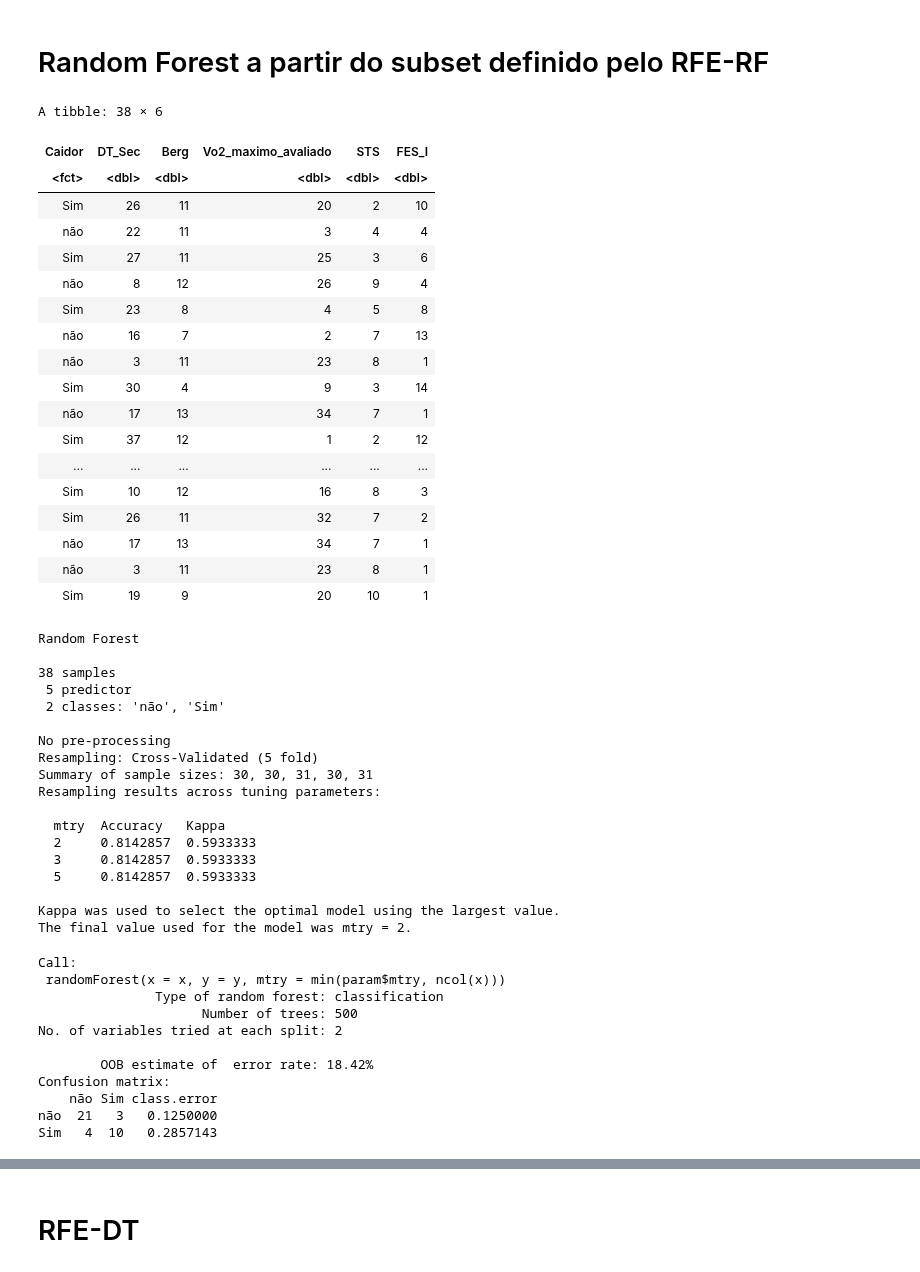
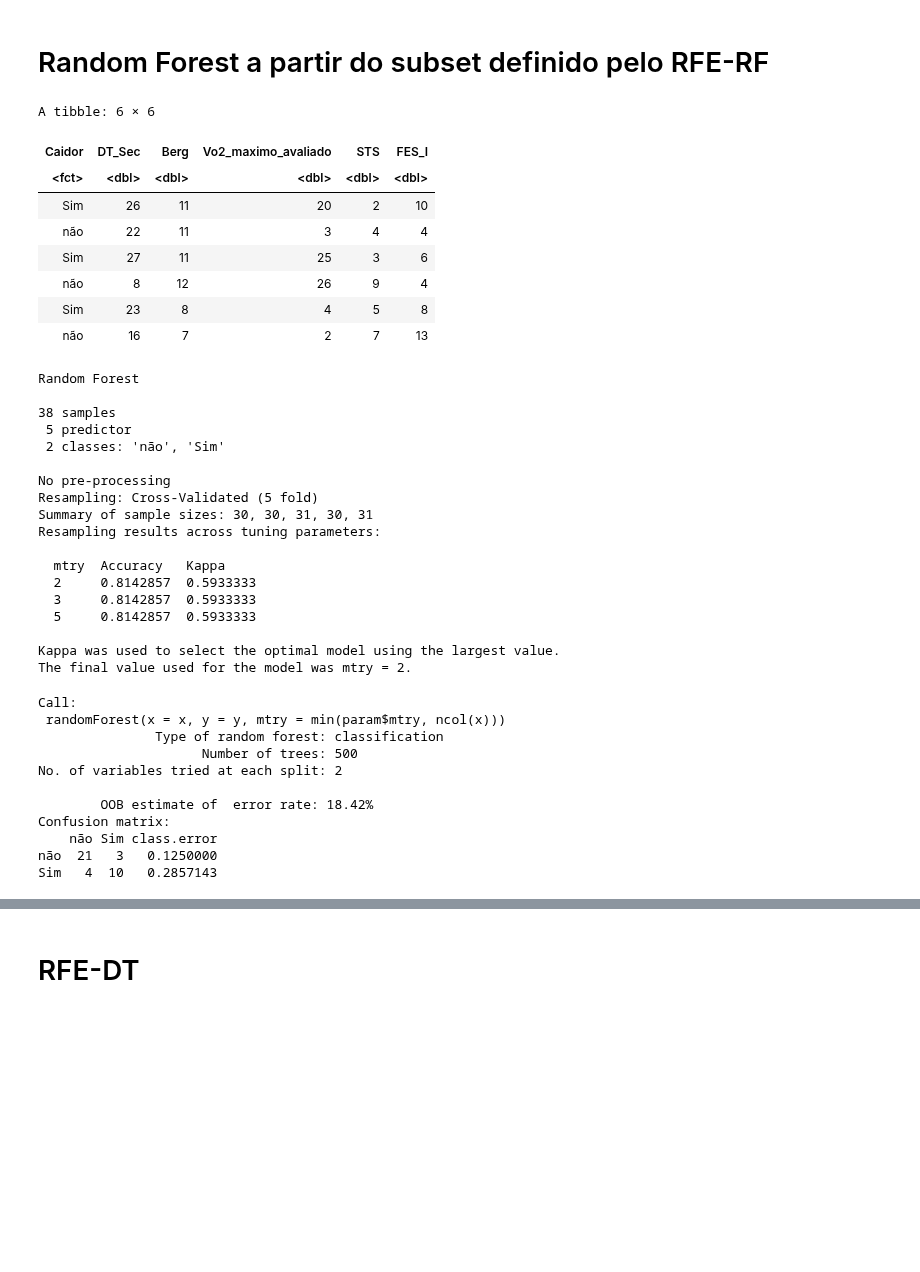
Before and after one commit to RenanBaltar/Analises_Heitor, a Jupyter notebook: Analise_Heitor.ipynb, the cells around one changed output, grey strips where cells are left out. Cells and saved outputs as stored; diff of their text form; code cells hidden in the pictures; blank space fills up the shorter version.

```diff
--- a/Analise_Heitor.ipynb
+++ b/Analise_Heitor.ipynb
@@ -196,42 +147,32 @@ The top 5 variables (out of 5):
 # %%
 data_train_rfe<- data_train[,c("Caidor","DT_Sec",
                                "Berg","Vo2_maximo_avaliado","STS","FES_I")]
 data_test_rfe<- data_test[,c("Caidor","DT_Sec",
                              "Berg","Vo2_maximo_avaliado","STS","FES_I")]
-View(data_train_rfe)
+head(data_train_rfe)
 set.seed(4)
 RF_model1=train(Caidor~.,data=data_train_rfe,method='rf',metric=ifelse(is.factor(data_train_rfe$Caidor),"Kappa","RMSE"),trControl=trainControl(method='cv',number=5,savePredictions=TRUE))
 RF_model1 #Acurácia= 81.42% e kappa= 59.33%
 plot(RF_model1)
 #RF_model1$pred
 #mtry2<- subset(RF_model1$pred,RF_model1$pred[4]==2)
 #mtry2
 RF_model1$finalModel #Acurácia= 81.58%
 RF_prediction<- predict(RF_model1,data_test_rfe)
 confusionMatrix(table(data_test_rfe$Caidor,RF_prediction)) #Acurácia e Kappa (92,86 e 83,72%)
 confusionMatrix(table(data_test_rfe$Caidor,RF_prediction))$byClass #Recall e F1 CCL(0.9 e 0.9473)
 varImp(RF_model1)
 plot(varImp(RF_model1),main="Variables Importance - Random Forest")
 # %% [output]
-A tibble: 38 × 6
+A tibble: 6 × 6
 | Caidor | DT_Sec | Berg | Vo2_maximo_avaliado | STS | FES_I |
 | <fct> | <dbl> | <dbl> | <dbl> | <dbl> | <dbl> |
 | Sim | 26 | 11 | 20 | 2 | 10 |
 | não | 22 | 11 | 3 | 4 | 4 |
 | Sim | 27 | 11 | 25 | 3 | 6 |
 | não | 8 | 12 | 26 | 9 | 4 |
 | Sim | 23 | 8 | 4 | 5 | 8 |
 | não | 16 | 7 | 2 | 7 | 13 |
-| não | 3 | 11 | 23 | 8 | 1 |
-| Sim | 30 | 4 | 9 | 3 | 14 |
-| não | 17 | 13 | 34 | 7 | 1 |
-| Sim | 37 | 12 | 1 | 2 | 12 |
-| ... | ... | ... | ... | ... | ... |
-| Sim | 10 | 12 | 16 | 8 | 3 |
-| Sim | 26 | 11 | 32 | 7 | 2 |
-| não | 17 | 13 | 34 | 7 | 1 |
-| não | 3 | 11 | 23 | 8 | 1 |
-| Sim | 19 | 9 | 20 | 10 | 1 |
 Random Forest
 
 38 samples
```
Also changed, not shown: parts of 15 cells of this notebook.
